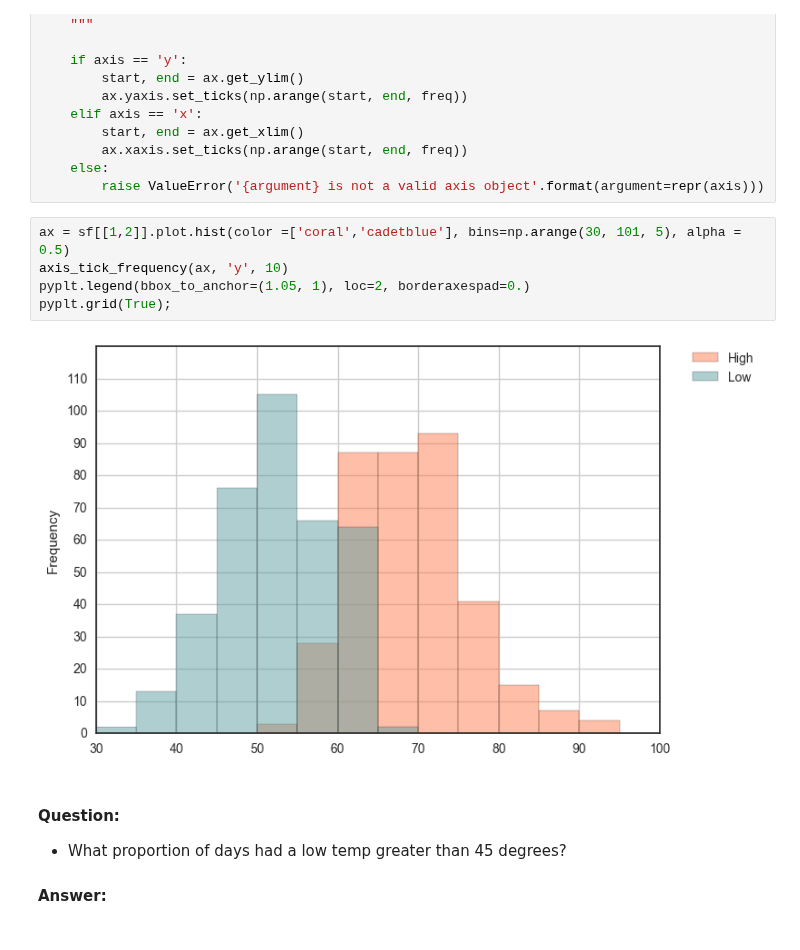
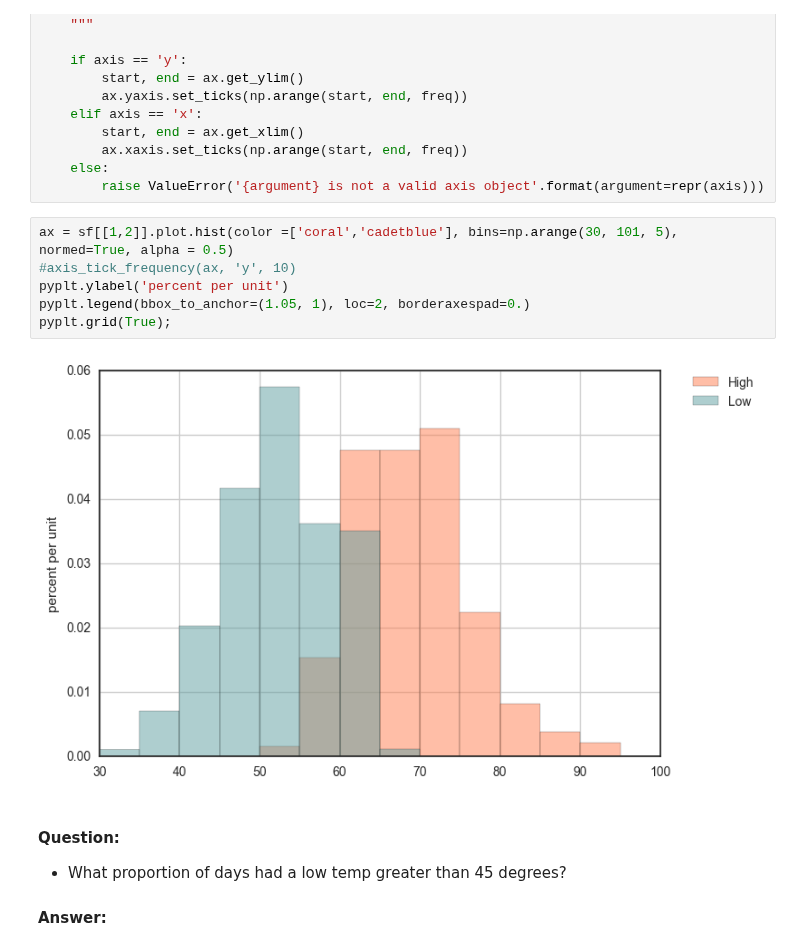
Before and after one commit to omoju/Fundamentals, a Jupyter notebook: Data/dataSampling_1.ipynb, the cells around one changed output. Drawn from its saved outputs; the diff is of its cells as text.

```diff
--- a/Data/dataSampling_1.ipynb
+++ b/Data/dataSampling_1.ipynb
@@ -105,12 +107,13 @@ def axis_tick_frequency(ax, axis, freq):
     else:
         raise ValueError('{argument} is not a valid axis object'.format(argument=repr(axis)))
 # %%
-ax = sf[[1,2]].plot.hist(color =['coral','cadetblue'], bins=np.arange(30, 101, 5), alpha = 0.5)
-axis_tick_frequency(ax, 'y', 10)
+ax = sf[[1,2]].plot.hist(color =['coral','cadetblue'], bins=np.arange(30, 101, 5), normed=True, alpha = 0.5)
+#axis_tick_frequency(ax, 'y', 10)
+pyplt.ylabel('percent per unit')
 pyplt.legend(bbox_to_anchor=(1.05, 1), loc=2, borderaxespad=0.)
 pyplt.grid(True);
 # %% [output]
-[figure, old version]
+[figure, new version]
 # %% [markdown]
 #### Question:
  - What proportion of days had a low temp greater than 45 degrees?
```
Also changed, not shown: parts of 15 cells of this notebook.
